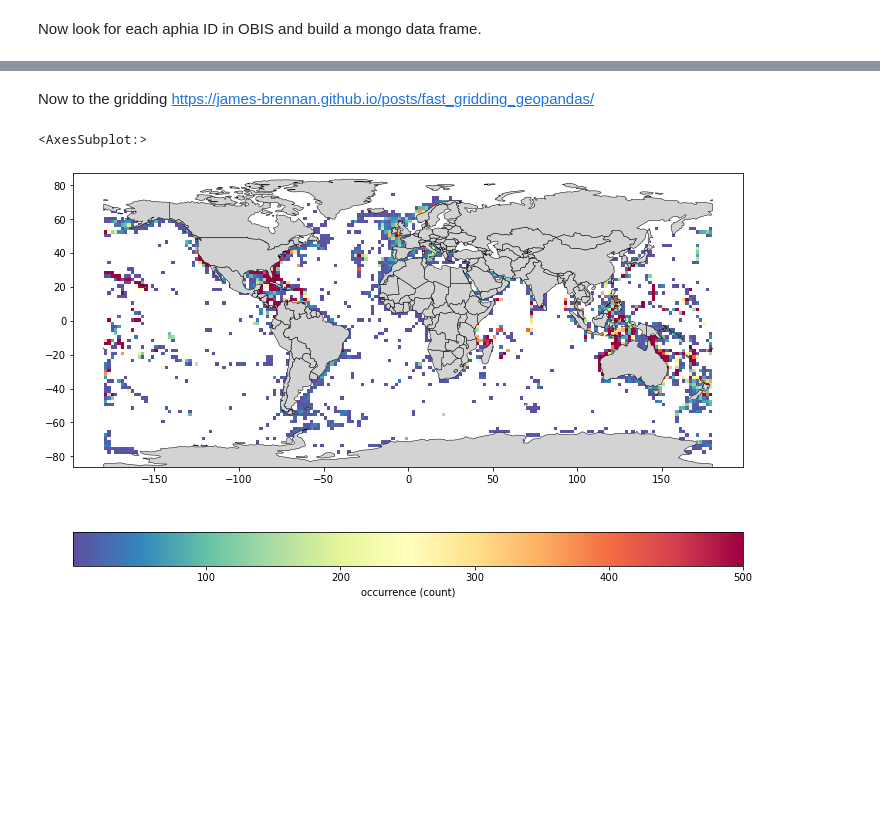
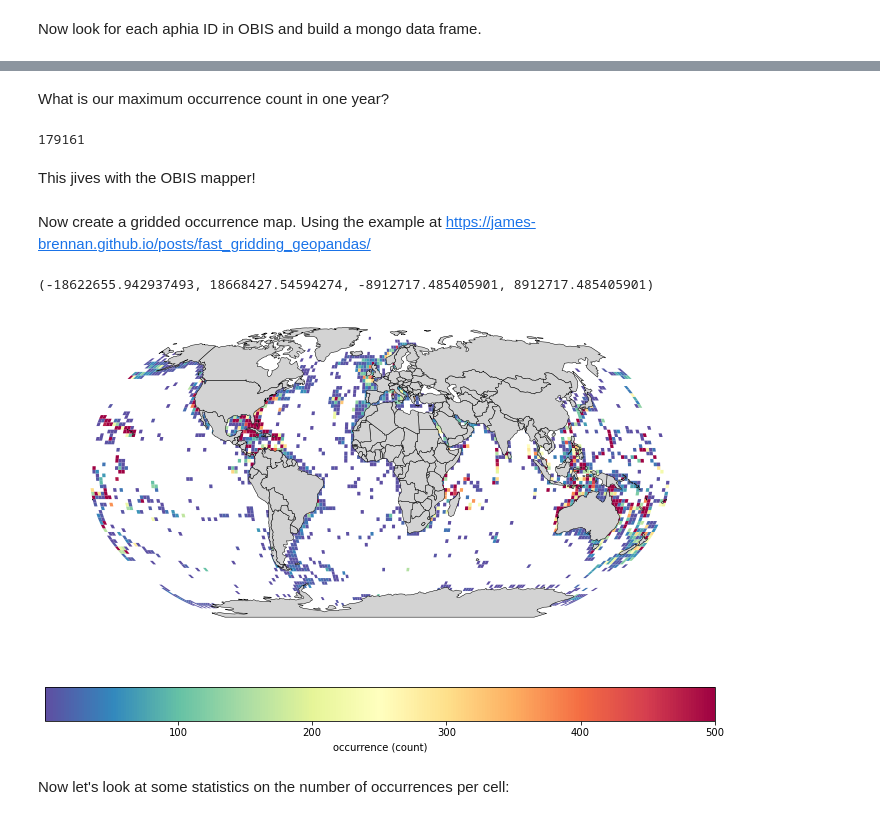
Before and after one commit to MathewBiddle/bio_ice, a Jupyter notebook: create_map_from_OBIS_API.ipynb, the cells around one changed output, grey strips where cells are left out. Drawn from its saved outputs; the diff is of its cells as text; code cells hidden in the pictures; blank space fills up the shorter version.

```diff
--- a/create_map_from_OBIS_API.ipynb
+++ b/create_map_from_OBIS_API.ipynb
@@ -390,0 +198,15 @@ gdf.plot(ax=ax, color='red')
+# %%
+import matplotlib as plt
+
+data['date'] = pd.to_datetime(data['date_year'],format="%Y")
+
+year_group = data.groupby(data['date'].dt.year)
+
+ax = year_group.count().plot(kind="bar",
+                             color='blue',
+                             legend=False,
+                             figsize=(20, 5),
+                             ylabel='occurrence',
+                            )
+
+ax.xaxis.set_major_locator(plt.MaxNLocator(10))
@@ -391,12 +216,28 @@ gdf.plot(ax=ax, color='red')
+# %% [markdown]
+What is our maximum occurrence count in one year?
+# %%
+year_group['date_year'].count().max()
+# %% [output]
+179161
+# %% [markdown]
+This jives with the OBIS mapper!
 # %% [markdown]
-Now to the gridding https://james-brennan.github.io/posts/fast_gridding_geopandas/
+Now create a gridded occurrence map. Using the example at https://james-brennan.github.io/posts/fast_gridding_geopandas/
 # %%
 import numpy as np
 import shapely
 import matplotlib.pyplot as plt
+import geoplot
+import geopandas as gpd
+import pycrs
+
+gdf = gpd.GeoDataFrame(data,
+                       geometry=gpd.points_from_xy(data.decimalLongitude, data.decimalLatitude),
+                       crs="EPSG:4326",
+                      )
 
 # total area for the grid
-xmin, ymin, xmax, ymax= gdf.total_bounds
+xmin, ymin, xmax, ymax= [-180., -90., 180., 90] # gdf.total_bounds
 # how many cells across and down
 n_cells=180
 cell_size = (xmax-xmin)/n_cells
@@ -411,43 +252,59 @@ for x0 in np.arange(xmin, xmax+cell_size, cell_size ):
         y1 = y0+cell_size
         grid_cells.append( shapely.geometry.box(x0, y0, x1, y1)  )
 
-cell = gpd.GeoDataFrame(grid_cells, columns=['geometry'],)
-                                 #crs=crs)
+cell = gpd.GeoDataFrame(grid_cells,
+                        columns=['geometry'],
+                        crs="EPSG:4326",
+                       )
 
 # ax = gdf.plot(markersize=.1, figsize=(12, 8),)# column='dob', cmap='jet')
 # plt.autoscale(False)
 # cell.plot(ax=ax, facecolor="none", edgecolor='grey')
 # ax.axis("off")
 
 merged = gpd.sjoin(gdf, cell, how='left', op='within')
 
 # make a simple count variable that we can sum
 merged['n_occur'] = 1
 # Compute stats per grid cell -- aggregate fires to grid cells with dissolve
 dissolve = merged.dissolve(by="index_right", aggfunc="count")
 # put this into cell
 cell.loc[dissolve.index, 'n_occur'] = dissolve.n_occur.values
 
-ax = cell.plot(column='n_occur', figsize=(12, 8), cmap='Spectral_r', vmin=1, vmax=500, edgecolor=None, legend=True,
-              legend_kwds={'label': "occurrence (count)",
+# adjust the crs to World Robinson centered closer to the Pacific
+# see this page https://github.com/karimbahgat/PyCRS#modifying-the-cs-instance
+crs = pycrs.parse.from_esri_code(54030)
+#crs.geogcs.prime_mer.value = 160.0
+crs_str = crs.to_proj4()
+
+ax = cell.to_crs(crs_str).plot(column='n_occur',
+                               figsize=(12, 8),
+                               cmap='Spectral_r',
+                               vmin=1,
+                               vmax=500,
+                               edgecolor=None,
+                               legend=True,
+                               legend_kwds={'label': "occurrence (count)",
                                             'orientation': "horizontal"},
-              )
+                               )
 
 plt.autoscale(False)
 world = gpd.read_file(gpd.datasets.get_path('naturalearth_lowres'))
-world.to_crs("EPSG:4326").plot(ax=ax,
+world.to_crs(crs_str).plot(ax=ax,
                                color='lightgrey',
                                edgecolor='black',
                                linewidth=.5,
                                legend=True,
                                legend_kwds={'label': "occurrence (count)",
                                             'orientation': "horizontal"},
                                )
 #world.to_crs("ESRI:54009").plot(ax=ax, color='none', edgecolor='black',linewidth=.5)
 
-#ax.axis('off')
+ax.axis('off')
 # %% [output]
-<AxesSubplot:>
+(-18622655.942937493, 18668427.54594274, -8912717.485405901, 8912717.485405901)
-[figure, old version]
+[figure, new version]
+# %% [markdown]
+Now let's look at some statistics on the number of occurrences per cell:
 # %%
 cell['n_occur'].describe()
```
Also changed, not shown: parts of 33 cells of this notebook, 1 other file.
